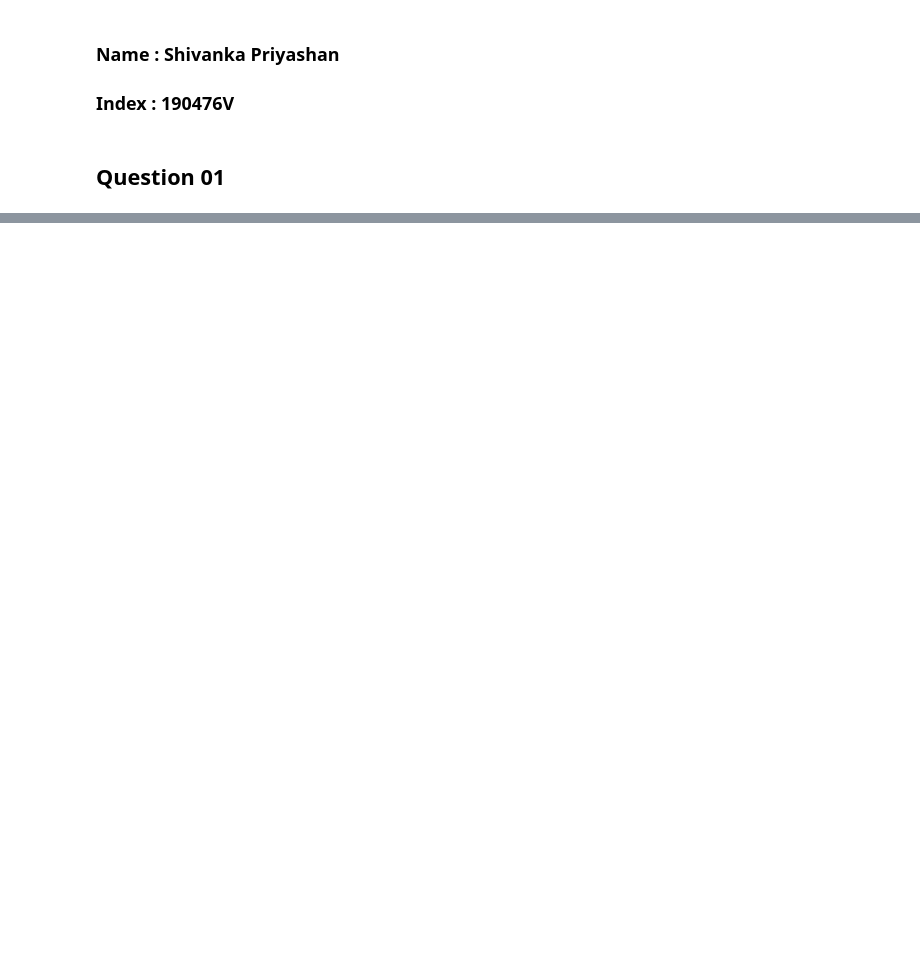
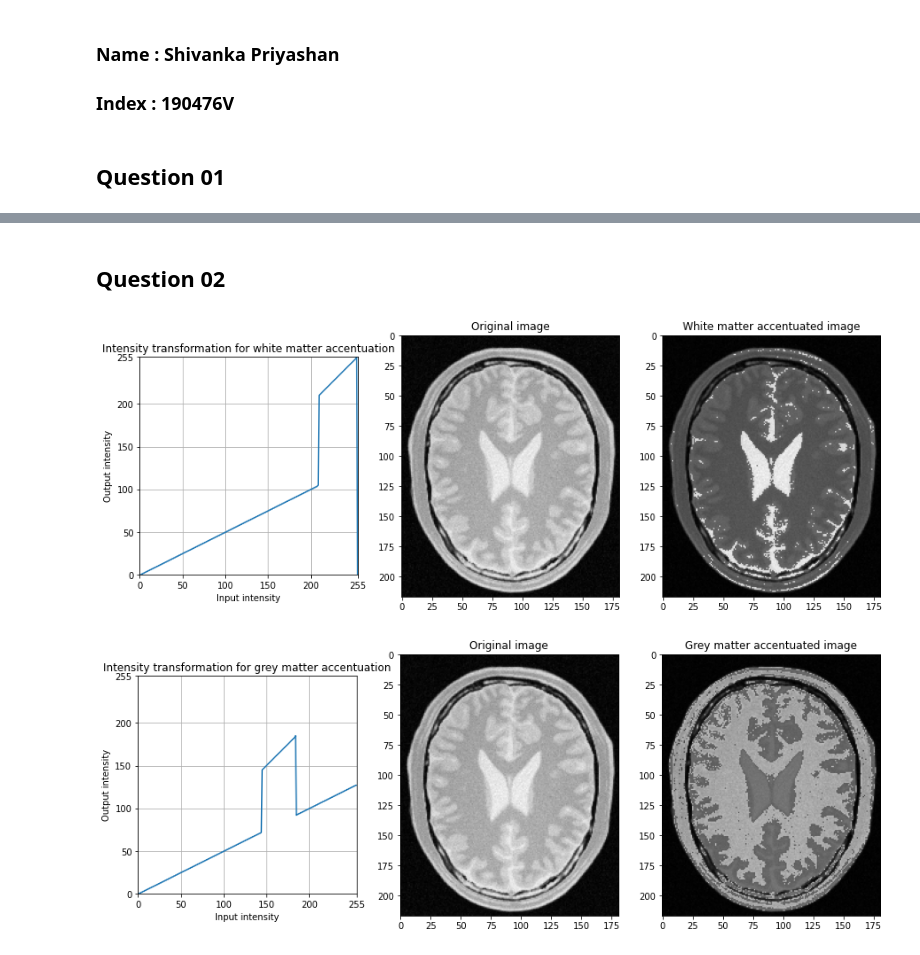
Before and after one commit to shivankapriyashan/EN2250-Fundamentals-of-Image-Processing-and-Machine-Vision, a Jupyter notebook: Assignment_01/Assignment 01 - Intensity transformations and neighborhood filtering.ipynb, the cells around one changed output, grey strips where cells are left out. Drawn from its saved outputs; the diff is of its cells as text; code cells hidden in the pictures; blank space fills up the shorter version.

Commit message:
Add Question 02

```diff
--- a/Assignment_01/Assignment 01 - Intensity transformations and neighborhood filtering.ipynb
+++ b/Assignment_01/Assignment 01 - Intensity transformations and neighborhood filtering.ipynb
@@ -41,0 +46,80 @@ plt.show()
+# %% [markdown]
+## Question 02
+# %%
+img = cv.imread(r"D:/04 SEMESTER/EN2550 Fundamentals of Image Processing and Machine Vision/Assignment 01 - Intensity transformation and neighborhood filtering/brain_proton_density_slice.png",cv.IMREAD_GRAYSCALE)
+assert img is not None
+
+#white matter
+white_start = 210
+white_end = 255
+
+t1 = np.linspace(0,white_start/2,white_start)
+t2 = np.linspace(white_start,white_end,white_end - white_start)
+r = 256-(white_end)
+t3 = np.linspace(0,0,r)
+
+t = np.concatenate((t1,t2,t3),axis=0).astype(np.uint8)
+assert len(t)==256
+
+fig, ax = plt.subplots(1,3,figsize=(15,15))
+ax[0].plot(t)
+ax[0].set_title("Intensity transformation for white matter accentuation")
+ax[0].set_aspect('equal')
+ax[0].grid()
+ax[0].set_xlabel("Input intensity")
+ax[0].set_ylabel("Output intensity")
+
+ax[0].set_xlim(0,255)
+ax[0].set_xticks([0,50,100,150,200,255])
+
+ax[0].set_ylim(0,255)
+ax[0].set_yticks([0,50,100,150,200,255])
+g = cv.LUT(img,t)
+
+ax[1].set_title("Original image")
+ax[1].imshow(img,cmap='gray',vmin=0, vmax=255)
+
+ax[2].set_title("White matter accentuated image")
+ax[2].imshow(g,cmap='gray',vmin=0, vmax=255)
+
+
+#grey matter
+grey_start = 145
+grey_end = 185
+
+t1 = np.linspace(0,grey_start/2,grey_start)
+t2 = np.linspace(grey_start,grey_end,grey_end - grey_start)
+r = 256-(grey_end)
+t3 = np.linspace(grey_end/2,255/2,r)
+
+t = np.concatenate((t1,t2,t3),axis=0).astype(np.uint8)
+assert len(t)==256
+
+fig, ax = plt.subplots(1,3,figsize=(15,15))
+
+ax[0].plot(t)
+ax[0].set_title("Intensity transformation for grey matter accentuation")
+ax[0].set_aspect('equal')
+ax[0].grid()
+ax[0].set_xlabel("Input intensity")
+ax[0].set_ylabel("Output intensity")
+
+ax[0].set_xlim(0,255)
+ax[0].set_xticks([0,50,100,150,200,255])
+
+ax[0].set_ylim(0,255)
+ax[0].set_yticks([0,50,100,150,200,255])
+g = cv.LUT(img,t)
+
+ax[1].set_title("Original image")
+ax[1].imshow(img,cmap='gray',vmin=0, vmax=255)
+
+ax[2].set_title("Grey matter accentuated image")
+ax[2].imshow(g,cmap='gray',vmin=0, vmax=255)
+
+
+
+plt.show()
+# %% [output]
+[figure, added]
+[figure, added]
```
Also changed, not shown: parts of 1 cell of this notebook.
